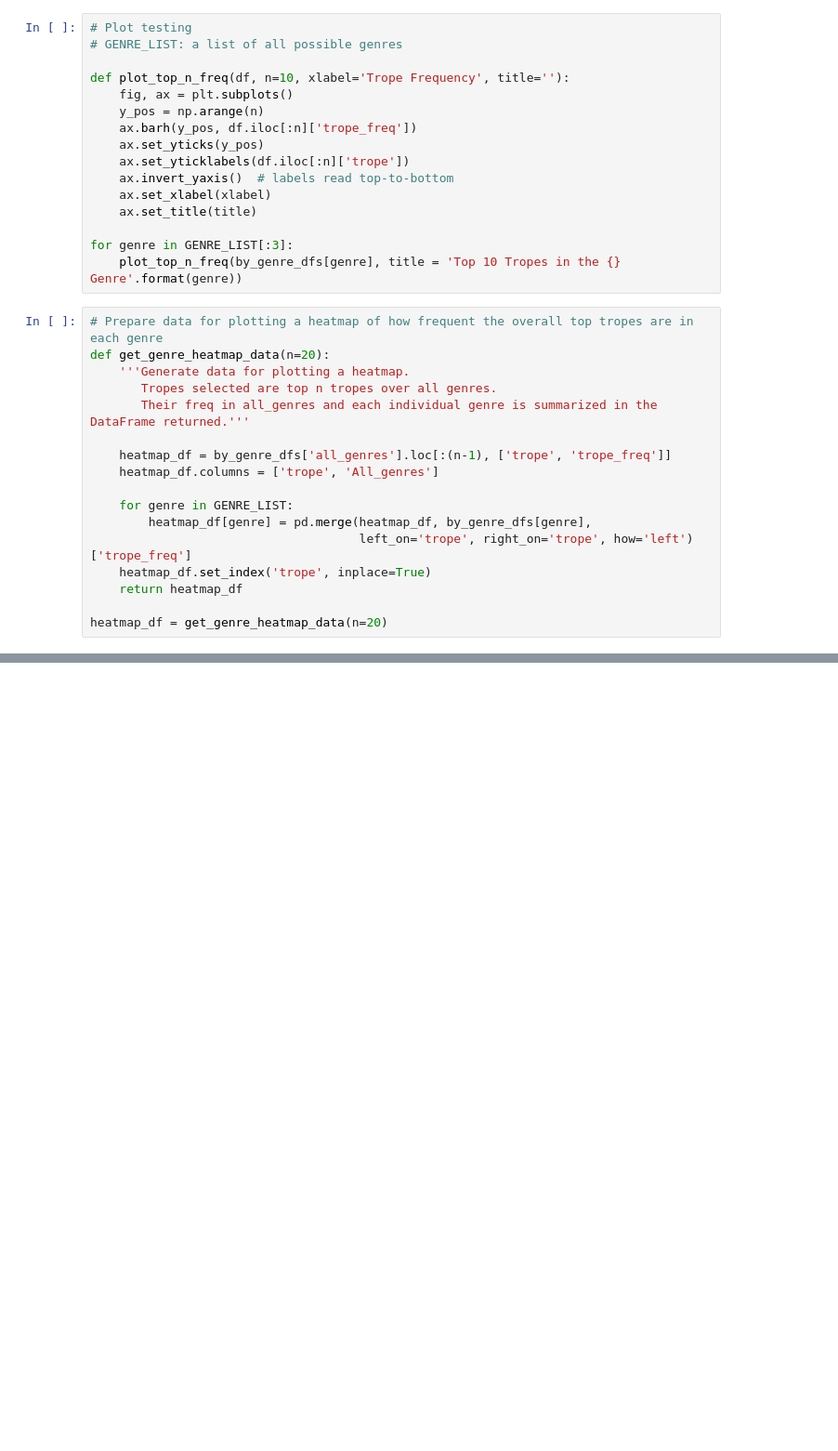
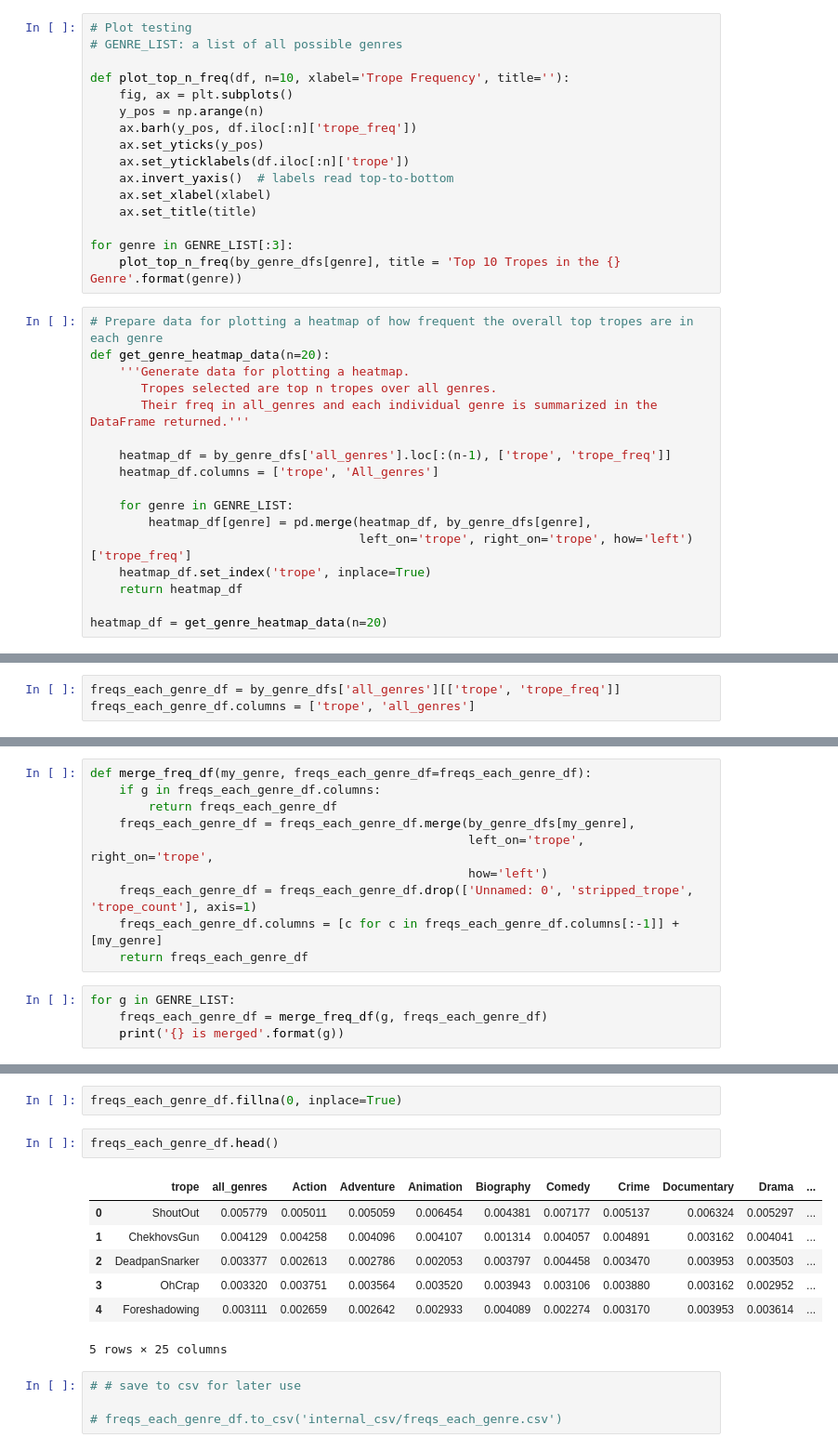
Before and after one commit to PeiZhangOSU/TV_Tropes_Exploratory, a Jupyter notebook: TVtropes.ipynb, the cells around one changed output, grey strips where cells are left out. Shown: that part at 93% size. Saved outputs shown, nothing was run; the diff lists cells and outputs as text; blank space fills up the shorter version.

```diff
--- a/TVtropes.ipynb
+++ b/TVtropes.ipynb
@@ -567,0 +692,3 @@ plot_heatmap(heatmap_df, title='Trope Frequency in Each Genre', path='freq_heatm
+# %%
+freqs_each_genre_df = by_genre_dfs['all_genres'][['trope', 'trope_freq']]
+freqs_each_genre_df.columns = ['trope', 'all_genres']
@@ -567,0 +704,14 @@ plot_heatmap(heatmap_df, title='Trope Frequency in Each Genre', path='freq_heatm
+# %%
+def merge_freq_df(my_genre, freqs_each_genre_df=freqs_each_genre_df):
+    if g in freqs_each_genre_df.columns:
+        return freqs_each_genre_df
+    freqs_each_genre_df = freqs_each_genre_df.merge(by_genre_dfs[my_genre],
+                                                    left_on='trope', right_on='trope',
+                                                    how='left')
+    freqs_each_genre_df = freqs_each_genre_df.drop(['Unnamed: 0', 'stripped_trope', 'trope_count'], axis=1)
+    freqs_each_genre_df.columns = [c for c in freqs_each_genre_df.columns[:-1]] + [my_genre]
+    return freqs_each_genre_df
+# %%
+for g in GENRE_LIST:
+    freqs_each_genre_df = merge_freq_df(g, freqs_each_genre_df)
+    print('{} is merged'.format(g))
@@ -567,0 +736,16 @@ plot_heatmap(heatmap_df, title='Trope Frequency in Each Genre', path='freq_heatm
+# %%
+freqs_each_genre_df.fillna(0, inplace=True)
+# %%
+freqs_each_genre_df.head()
+# %% [output]
+|  | trope | all_genres | Action | Adventure | Animation | Biography | Comedy | Crime | Documentary | Drama | ... |
+| 0 | ShoutOut | 0.005779 | 0.005011 | 0.005059 | 0.006454 | 0.004381 | 0.007177 | 0.005137 | 0.006324 | 0.005297 | ... |
+| 1 | ChekhovsGun | 0.004129 | 0.004258 | 0.004096 | 0.004107 | 0.001314 | 0.004057 | 0.004891 | 0.003162 | 0.004041 | ... |
+| 2 | DeadpanSnarker | 0.003377 | 0.002613 | 0.002786 | 0.002053 | 0.003797 | 0.004458 | 0.003470 | 0.003953 | 0.003503 | ... |
+| 3 | OhCrap | 0.003320 | 0.003751 | 0.003564 | 0.003520 | 0.003943 | 0.003106 | 0.003880 | 0.003162 | 0.002952 | ... |
+| 4 | Foreshadowing | 0.003111 | 0.002659 | 0.002642 | 0.002933 | 0.004089 | 0.002274 | 0.003170 | 0.003953 | 0.003614 | ... |
+5 rows × 25 columns
+# %%
+# # save to csv for later use
+
+# freqs_each_genre_df.to_csv('internal_csv/freqs_each_genre.csv')
```
Also changed, not shown: parts of 13 cells of this notebook.
